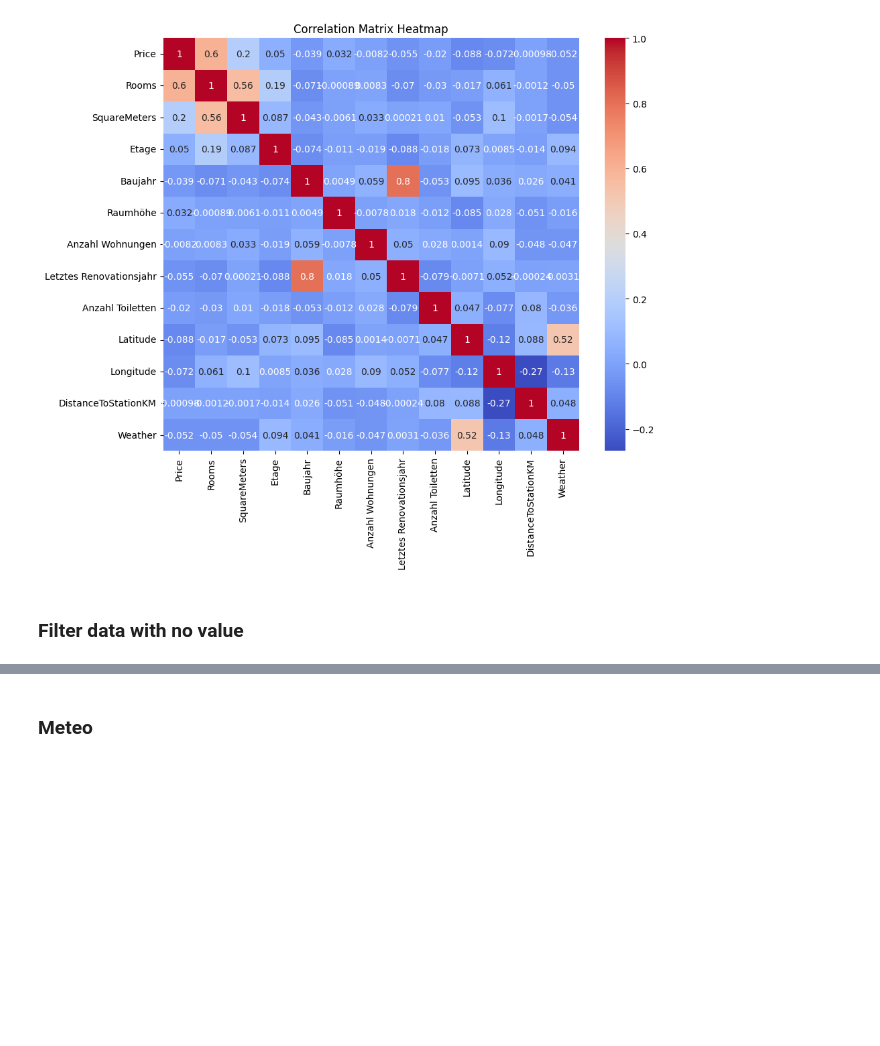
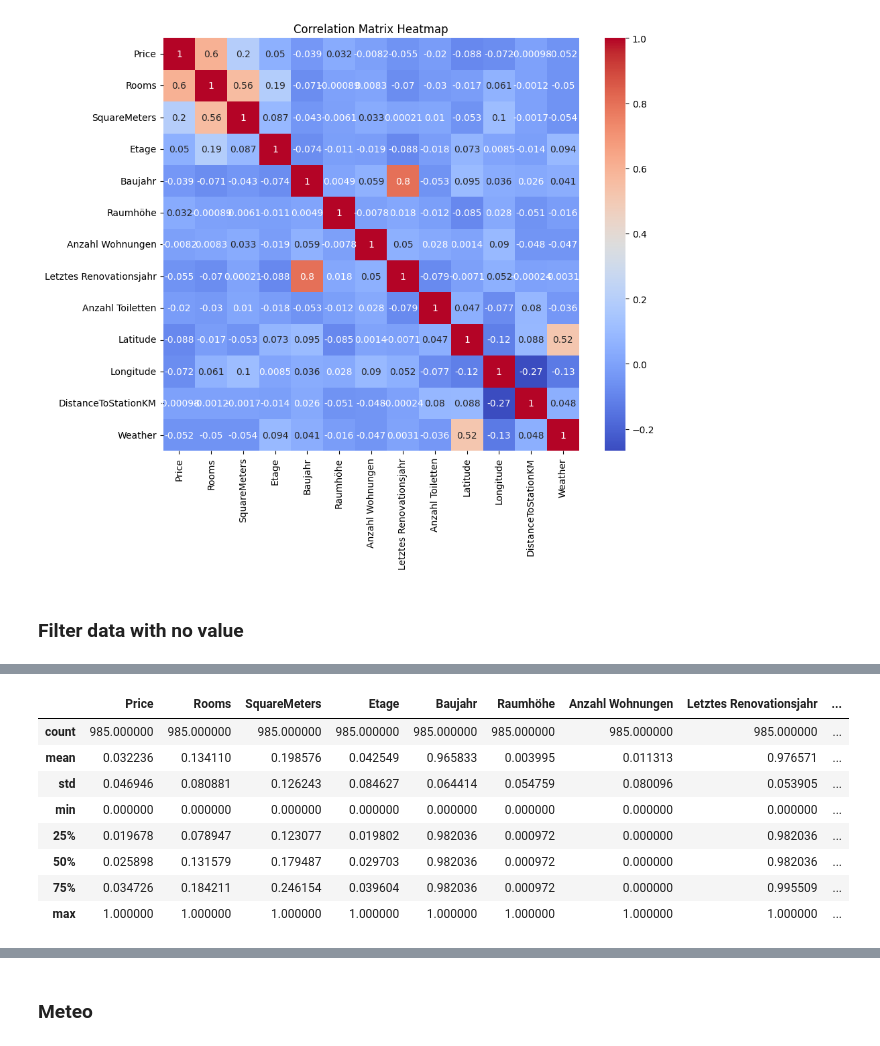
Before and after one commit to meichflo/ADS_Project_group3, a Jupyter notebook: immo-project.ipynb, the cells around one changed output, grey strips where cells are left out. Cells and saved outputs as stored; diff of their text form; code cells hidden in the pictures; blank space fills up the shorter version.

```diff
--- a/immo-project.ipynb
+++ b/immo-project.ipynb
@@ -851,2 +866,14 @@ We are fine, that all values go to a range between `0` and `1` which is why we d
 # %%
 from sklearn.preprocessing import minmax_scale
+df_complete_num_scaled = pd.DataFrame(minmax_scale(df_complete_num), columns=df_complete_num.columns)
+df_complete_num_scaled.describe()
+# %% [output]
+|  | Price | Rooms | SquareMeters | Etage | Baujahr | Raumhöhe | Anzahl Wohnungen | Letztes Renovationsjahr | ... |
+| count | 985.000000 | 985.000000 | 985.000000 | 985.000000 | 985.000000 | 985.000000 | 985.000000 | 985.000000 | ... |
+| mean | 0.032236 | 0.134110 | 0.198576 | 0.042549 | 0.965833 | 0.003995 | 0.011313 | 0.976571 | ... |
+| std | 0.046946 | 0.080881 | 0.126243 | 0.084627 | 0.064414 | 0.054759 | 0.080096 | 0.053905 | ... |
+| min | 0.000000 | 0.000000 | 0.000000 | 0.000000 | 0.000000 | 0.000000 | 0.000000 | 0.000000 | ... |
+| 25% | 0.019678 | 0.078947 | 0.123077 | 0.019802 | 0.982036 | 0.000972 | 0.000000 | 0.982036 | ... |
+| 50% | 0.025898 | 0.131579 | 0.179487 | 0.029703 | 0.982036 | 0.000972 | 0.000000 | 0.982036 | ... |
+| 75% | 0.034726 | 0.184211 | 0.246154 | 0.039604 | 0.982036 | 0.000972 | 0.000000 | 0.995509 | ... |
+| max | 1.000000 | 1.000000 | 1.000000 | 1.000000 | 1.000000 | 1.000000 | 1.000000 | 1.000000 | ... |
```
Also changed, not shown: parts of 17 cells of this notebook.
